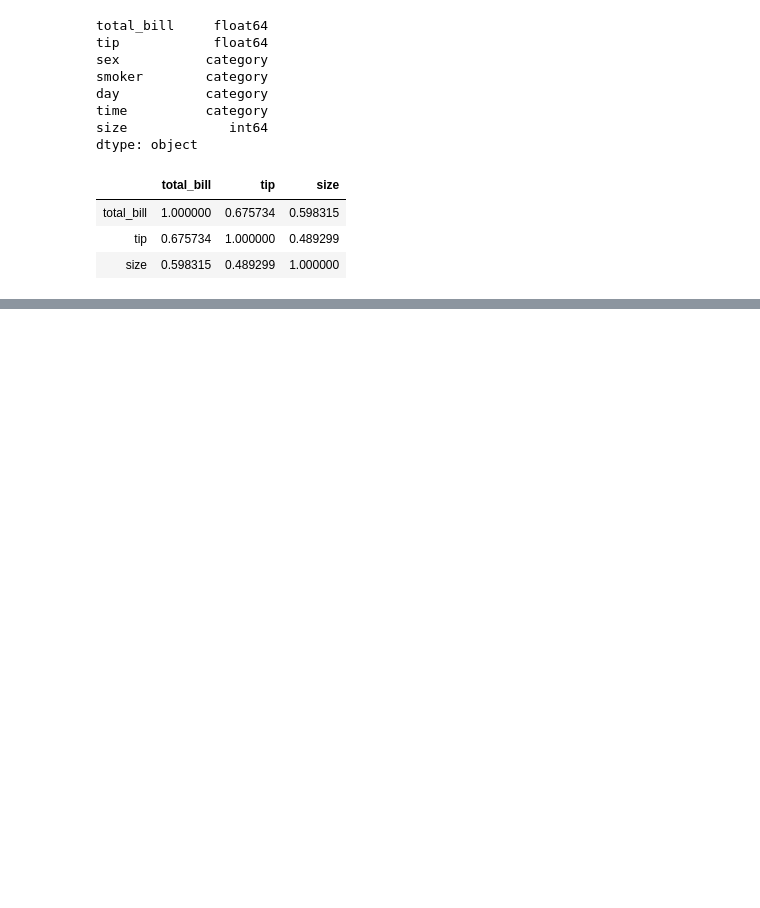
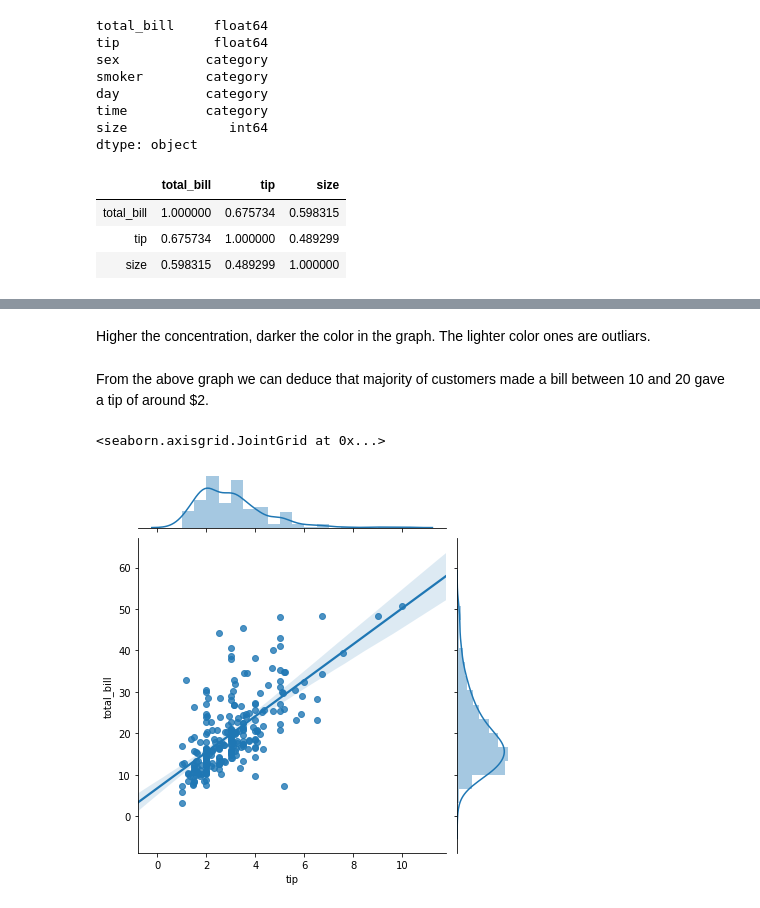
Before and after one commit to sagasthy/Machine-Learning, a Jupyter notebook: Seaborn Tutorial.ipynb, the cells around one changed output, grey strips where cells are left out. Saved outputs shown, nothing was run; the diff lists cells and outputs as text; code cells hidden in the pictures; blank space fills up the shorter version.

```diff
--- a/Seaborn Tutorial.ipynb
+++ b/Seaborn Tutorial.ipynb
@@ -46,0 +63,9 @@ df.corr()
+# %% [markdown]
+Higher the concentration, darker the color in the graph. The lighter color ones are outliars.
+# %% [markdown]
+From the above graph we can deduce that majority of customers made a bill between 10 and 20 gave a tip of around $2.
+# %%
+sns.jointplot(x="tip", y="total_bill", data=df, kind="reg")
+# %% [output]
+<seaborn.axisgrid.JointGrid at 0x...>
+[figure, added]
```
Also changed, not shown: parts of 20 cells of this notebook, 1 other file.
